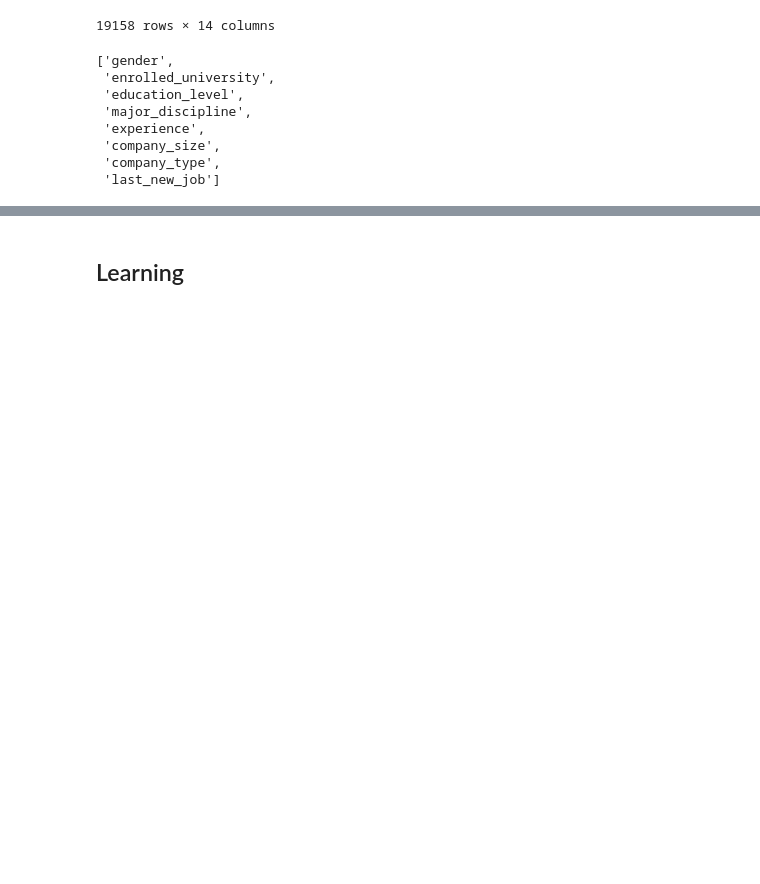
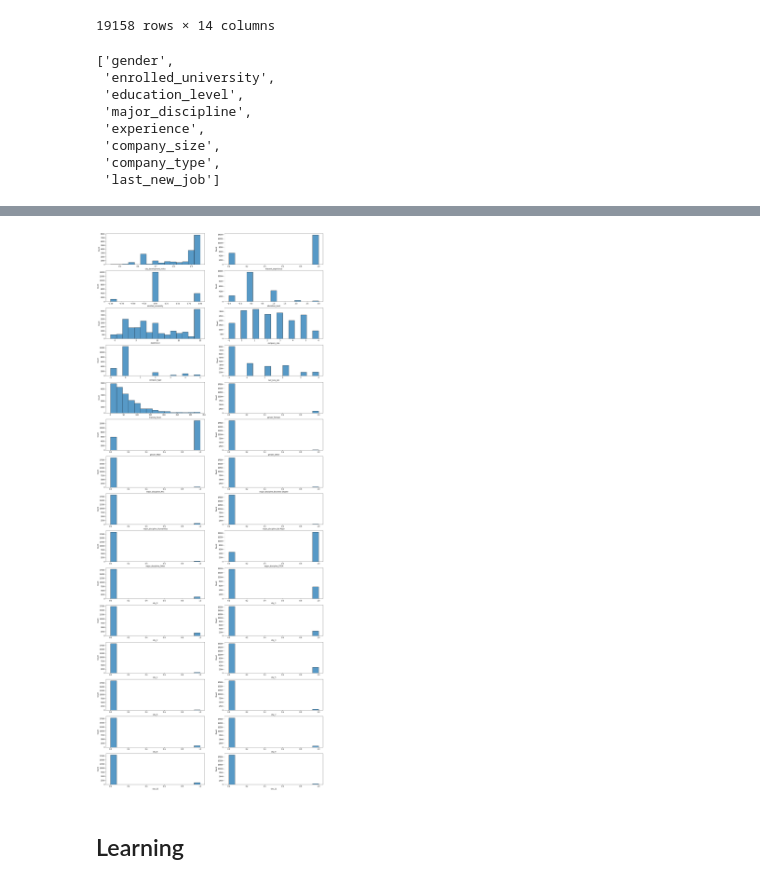
Before and after one commit to AhmetSelimPehlivan/HR-Analytics, a Jupyter notebook: project.ipynb, the cells around one changed output, grey strips where cells are left out. Drawn from its saved outputs; the diff is of its cells as text; code cells hidden in the pictures; blank space fills up the shorter version.

```diff
--- a/project.ipynb
+++ b/project.ipynb
@@ -270,0 +205,14 @@ dtype: int64
+# %%
+train_mice['enrolled_university'] = train_mice['enrolled_university'].map({'no_enrollment':int(0),'Full time course':int(1) ,'Part time course':int(-1)})
+train_mice['education_level'] = train_mice['education_level'].map({'Graduate':int(0),'Masters':int(1) ,'High School':int(-1),'Phd':int(2),'Primary School':int(3)})
+train_mice['experience'] = train_mice['experience'].map({'>20':int(20), '15':int(15),  '5':int(5), '<1':int(-1), '11':int(11),
+                                               '13':int(13), '7':int(7), '17':int(17),
+                                               '2':int(2), '16':int(16), '1':int(1), '4':int(4), '10':int(10),
+                                               '14':int(14), '18':int(18),'19':int(19), '12':int(12), '3':int(3),
+                                               '6':int(6), '9':int(9), '8':int(8), '20':int(20)})
+
+train_mice['company_size'] = train_mice['company_size'].map({'50-99':int(0), '<10':int(-1), '10000+':int(1), '5000-9999':int(2),
+                                                   '1000-4999':int(3), '10/49':int(4), '100-500':int(5),'500-999':int(6)})
+train_mice['company_type'] = train_mice['company_type'].map({'Pvt Ltd':int(0), 'Funded Startup':int(-1), 'Early Stage Startup':int(2), 'Other':int(3),'Public Sector':int(4), 'NGO':int(5)})
+train_mice['last_new_job'] = train_mice['last_new_job'].map({'1':int(-1), '>4':int(0), 'never':int(1), '4':int(4), '3':int(3), '2':int(2)})
+train_mice['relevent_experience'] = train_mice['relevent_experience'].map({'Has relevent experience':int(1) ,'No relevent experience':int(0)})
@@ -270,0 +233,2 @@ dtype: int64
+# %%
+train_mice = pd.get_dummies(train_mice, columns = ['gender','major_discipline','city'])
@@ -271,3 +276,12 @@ dtype: int64
+# %%
+fig, ax = plt.subplots(int(len(train_mice.columns)/2), 2, figsize=(23,len(train_mice.columns)*2))
+counter = 0
+for i in train_mice.columns:
+    sns.histplot(data=train_mice, x=i, bins=15, ax=ax[int(counter/2),counter%2])
+    counter +=1
+fig.show()
+# %% [output]
+[figure, added]
 # %% [markdown]
 ## Learning
 # %%
```
Also changed, not shown: parts of 60 cells of this notebook, 22 other files.
